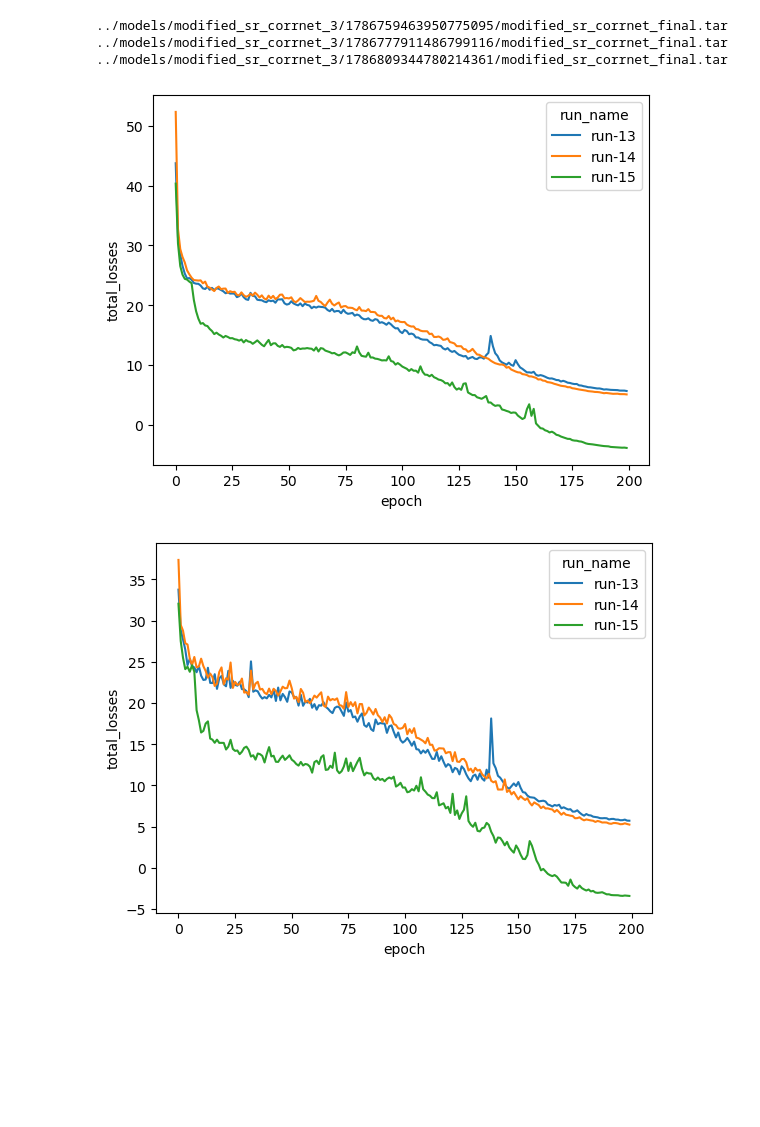
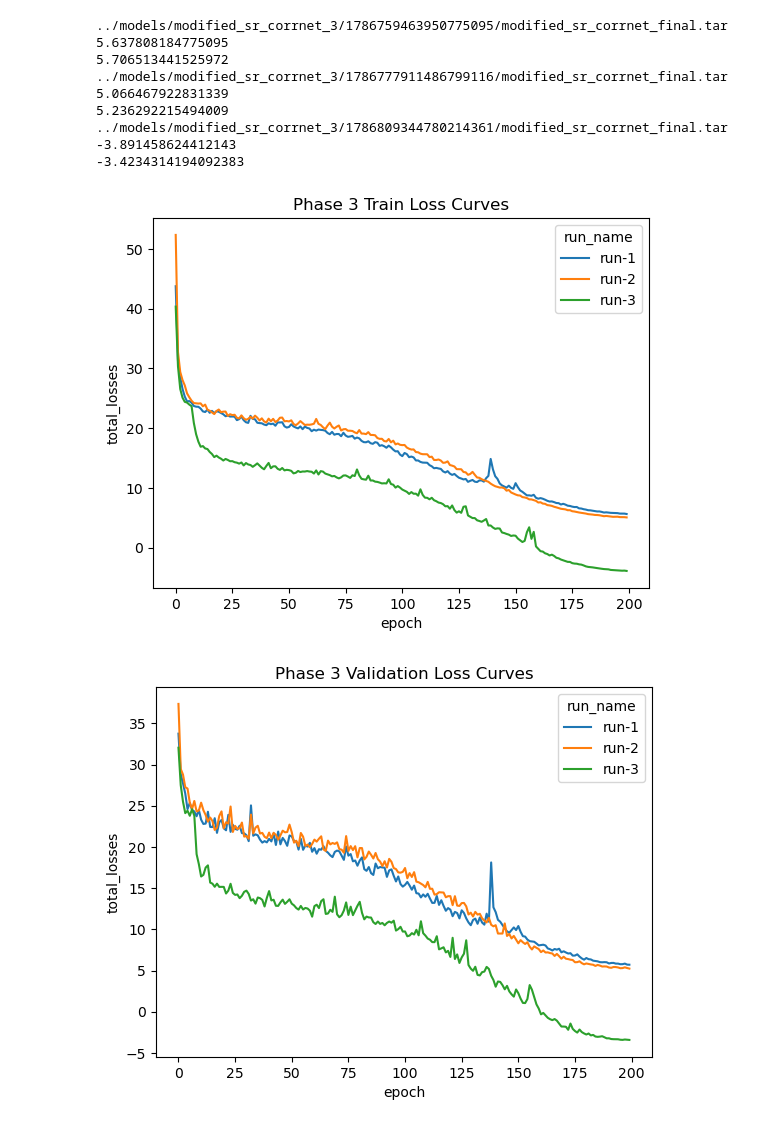
Before and after one commit to rmdluo/Bird-Call-Separation, a Jupyter notebook: scripts/display_results.ipynb, the cells around one changed output. Drawn from its saved outputs; the diff is of its cells as text; code cells hidden in the pictures; blank space fills up the shorter version.

```diff
--- a/scripts/display_results.ipynb
+++ b/scripts/display_results.ipynb
@@ -91,24 +89,14 @@ for i, path in enumerate(paths):
     train_losses = checkpoint['train_losses']['total_loss']
     val_losses = checkpoint['val_losses']['total_loss']
     epochs_chkpt = checkpoint["train_parameters"].epochs
+    print(train_losses[-1])
+    print(val_losses[-1])
 
     total_losses += train_losses + val_losses
     splits += ["train"] * epochs_chkpt + ["val"] * epochs_chkpt
     epochs += list(range(epochs_chkpt)) + list(range(epochs_chkpt))
-    run_names += [f"run-{total_runs}"] * epochs_chkpt * 2
+    run_names += [f"run-{i+1}"] * epochs_chkpt * 2
     total_runs += 1
-    # losses = pd.DataFrame({
-    #     "total_losses": train_losses + val_losses,
-    #     "split": ["train"] * epochs + ["val"] * epochs,
-    #     "epoch": list(range(epochs)) + list(range(epochs))
-    # })
-    # sns.lineplot(
-    #     losses,
-    #     x="epoch",
-    #     y="total_losses",
-    #     hue="split"
-    # )
-    # plt.show()
 
 losses = pd.DataFrame({
     "total_losses": total_losses,
@@ -121,14 +109,14 @@ sns.lineplot(
     x="epoch",
     y="total_losses",
     hue="run_name"
-)
+).set(title="Phase 2 Train Loss Curves")
 plt.show()
 sns.lineplot(
     losses[losses.split == "val"],
     x="epoch",
     y="total_losses",
     hue="run_name"
-)
+).set(title="Phase 2 Validation Loss Curves")
 plt.show()
 # %% [output]
 ../models/modified_sr_corrnet_2/1786669770644132506/modified_sr_corrnet_final.tar
@@ -148,48 +142,43 @@ for i, path in enumerate(paths):
     train_losses = checkpoint['train_losses']['total_loss']
     val_losses = checkpoint['val_losses']['total_loss']
     epochs_chkpt = checkpoint["train_parameters"].epochs
+    print(train_losses[-1])
+    print(val_losses[-1])
 
     total_losses += train_losses + val_losses
     splits += ["train"] * epochs_chkpt + ["val"] * epochs_chkpt
     epochs += list(range(epochs_chkpt)) + list(range(epochs_chkpt))
-    run_names += [f"run-{total_runs}"] * epochs_chkpt * 2
-    total_runs += 1
-    # losses = pd.DataFrame({
-    #     "total_losses": train_losses + val_losses,
-    #     "split": ["train"] * epochs + ["val"] * epochs,
-    #     "epoch": list(range(epochs)) + list(range(epochs))
-    # })
-    # sns.lineplot(
-    #     losses,
-    #     x="epoch",
-    #     y="total_losses",
-    #     hue="split"
-    # )
-    # plt.show()
+    run_names += [f"run-{i+1}"] * epochs_chkpt * 2
 
 losses = pd.DataFrame({
     "total_losses": total_losses,
     "split": splits,
     "epoch": epochs,
     "run_name": run_names,
 })
 sns.lineplot(
     losses[losses.split == "train"],
     x="epoch",
     y="total_losses",
     hue="run_name"
-)
+).set(title="Phase 3 Train Loss Curves")
 plt.show()
 sns.lineplot(
     losses[losses.split == "val"],
     x="epoch",
     y="total_losses",
     hue="run_name"
-)
+).set(title="Phase 3 Validation Loss Curves")
 plt.show()
 # %% [output]
 ../models/modified_sr_corrnet_3/1786759463950775095/modified_sr_corrnet_final.tar
+5.637808184775095
+5.706513441525972
 ../models/modified_sr_corrnet_3/1786777911486799116/modified_sr_corrnet_final.tar
+5.066467922831339
+5.236292215494009
 ../models/modified_sr_corrnet_3/1786809344780214361/modified_sr_corrnet_final.tar
+-3.891458624412143
+-3.4234314194092383
-[figure, old version]
+[figure, new version]
-[figure, old version]
+[figure, new version]
```
Also changed, not shown: parts of 2 cells of this notebook, 1 other file.
